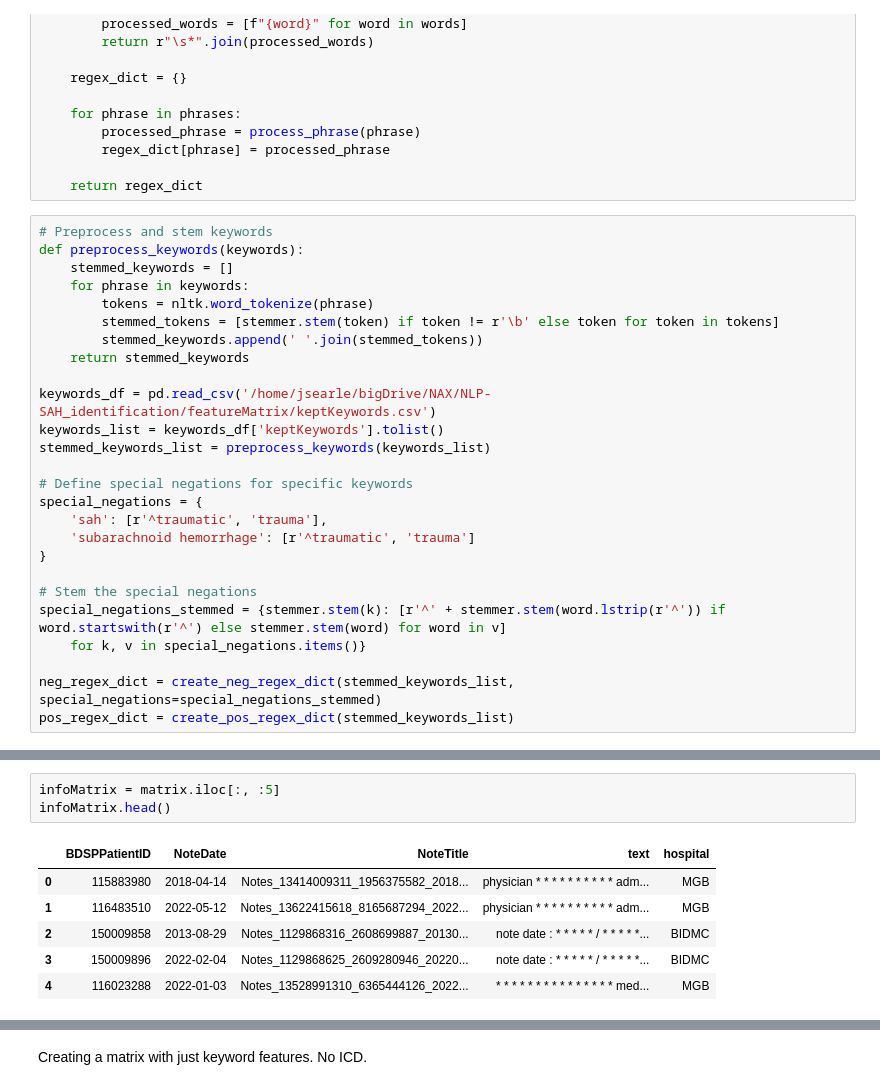
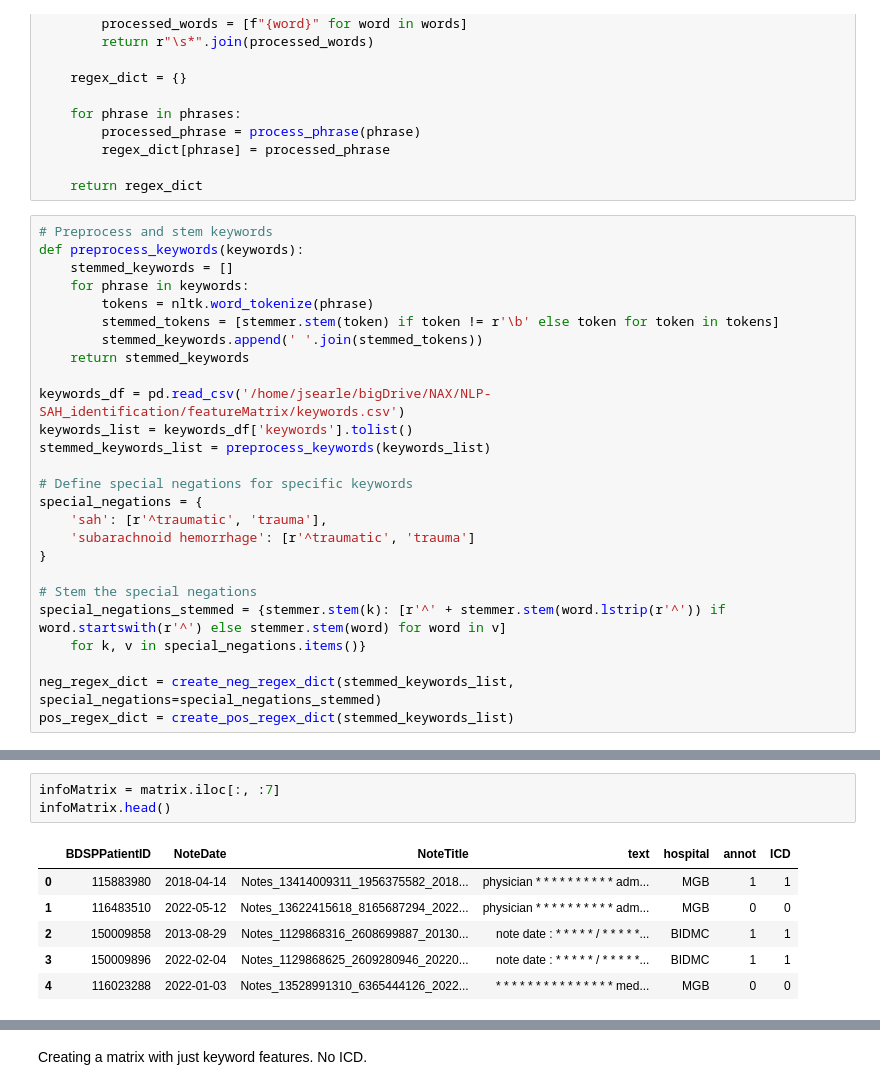
Before and after one commit to jwsearle18/NLP-SAH_identification, a Jupyter notebook: finalModel/2_add_keyword_features.ipynb, the cells around one changed output, grey strips where cells are left out. Cells and saved outputs as stored; diff of their text form.

```diff
--- a/finalModel/2_add_keyword_features.ipynb
+++ b/finalModel/2_add_keyword_features.ipynb
@@ -88,8 +88,8 @@ def preprocess_keywords(keywords):
         stemmed_keywords.append(' '.join(stemmed_tokens))
     return stemmed_keywords
 
-keywords_df = pd.read_csv('/home/jsearle/bigDrive/NAX/NLP-SAH_identification/featureMatrix/keptKeywords.csv')
-keywords_list = keywords_df['keptKeywords'].tolist()
+keywords_df = pd.read_csv('/home/jsearle/bigDrive/NAX/NLP-SAH_identification/featureMatrix/keywords.csv')
+keywords_list = keywords_df['keywords'].tolist()
 stemmed_keywords_list = preprocess_keywords(keywords_list)
 
 # Define special negations for specific keywords
@@ -161,13 +161,13 @@ matrix.head()
 # %%
-infoMatrix = matrix.iloc[:, :5]
+infoMatrix = matrix.iloc[:, :7]
 infoMatrix.head()
 # %% [output]
-|  | BDSPPatientID | NoteDate | NoteTitle | text | hospital |
-| 0 | 115883980 | 2018-04-14 | Notes_13414009311_1956375582_2018... | physician * * * * * * * * * * adm... | MGB |
-| 1 | 116483510 | 2022-05-12 | Notes_13622415618_8165687294_2022... | physician * * * * * * * * * * adm... | MGB |
-| 2 | 150009858 | 2013-08-29 | Notes_1129868316_2608699887_20130... | note date : * * * * * / * * * * *... | BIDMC |
-| 3 | 150009896 | 2022-02-04 | Notes_1129868625_2609280946_20220... | note date : * * * * * / * * * * *... | BIDMC |
-| 4 | 116023288 | 2022-01-03 | Notes_13528991310_6365444126_2022... | * * * * * * * * * * * * * * * med... | MGB |
+|  | BDSPPatientID | NoteDate | NoteTitle | text | hospital | annot | ICD |
+| 0 | 115883980 | 2018-04-14 | Notes_13414009311_1956375582_2018... | physician * * * * * * * * * * adm... | MGB | 1 | 1 |
+| 1 | 116483510 | 2022-05-12 | Notes_13622415618_8165687294_2022... | physician * * * * * * * * * * adm... | MGB | 0 | 0 |
+| 2 | 150009858 | 2013-08-29 | Notes_1129868316_2608699887_20130... | note date : * * * * * / * * * * *... | BIDMC | 1 | 1 |
+| 3 | 150009896 | 2022-02-04 | Notes_1129868625_2609280946_20220... | note date : * * * * * / * * * * *... | BIDMC | 1 | 1 |
+| 4 | 116023288 | 2022-01-03 | Notes_13528991310_6365444126_2022... | * * * * * * * * * * * * * * * med... | MGB | 0 | 0 |
 # %%
 
 totals = matrix.iloc[:, 5:].sum()
```
Also changed, not shown: parts of 11 cells of this notebook, 15 other files.
